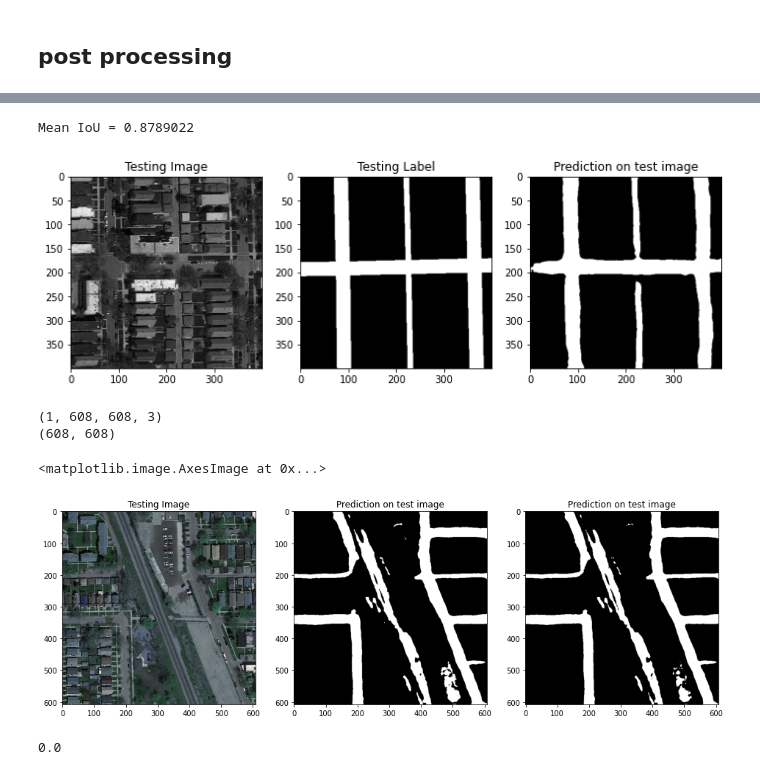
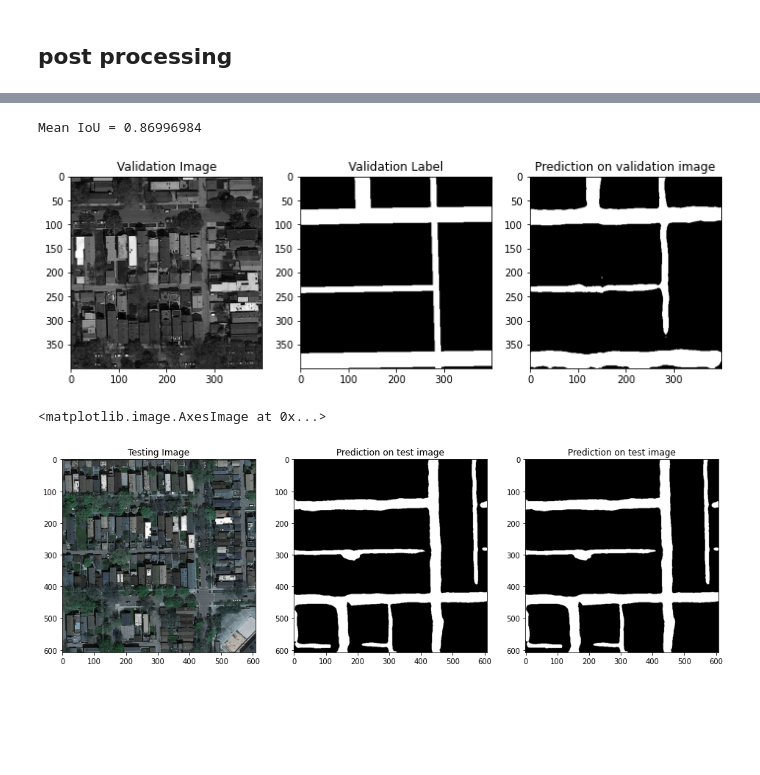
Before and after one commit to ghariani-ahmedamine/Road-Segmentation, a Jupyter notebook: Unet.ipynb, the cells around one changed output, grey strips where cells are left out. Drawn from its saved outputs; the diff is of its cells as text; code cells hidden in the pictures; blank space fills up the shorter version.

Commit message:
changed titles

```diff
--- a/Unet.ipynb
+++ b/Unet.ipynb
@@ -268,4 +268,4 @@ Epoch 44/200
 # %%
 #Load previously saved model
 from keras.models import load_model
-model = load_model('best_sm_unet_dice_16base_best', compile=False)
+model = load_model('model/best_sm_unet_dice_16base_best.h5', compile=False)
@@ -284,30 +281,30 @@ IOU_keras = MeanIoU(num_classes=n_classes)
 IOU_keras.update_state(y_pred_thresholded, y_test)
 print("Mean IoU =", IOU_keras.result().numpy())
 # %% [output]
-Mean IoU = 0.8789022
+Mean IoU = 0.86996984
 # %%
 test_img_number = random.randint(0, len(X_test)-1)
 test_img = X_test[test_img_number]
 ground_truth=y_test[test_img_number]
 test_img_input=np.expand_dims(test_img, 0)
 prediction = (model.predict(test_img_input)[0,:,:,0]  > 0.5).astype(np.uint8)
 
 prediction_t = (model.predict(test_img_input)[0,:,:,0] > 0.5 ).astype(np.uint8)
 prediction_t = prediction_t > 0.5
 
 plt.figure(figsize=(16, 8))
 plt.subplot(141)
-plt.title('Testing Image')
+plt.title('Validation Image')
 plt.imshow(test_img[:,:,0], cmap='gray')
 plt.subplot(142)
-plt.title('Testing Label')
+plt.title('Validation Label')
 plt.imshow(ground_truth[:,:,0], cmap='gray')
 plt.subplot(143)
 plt.title('Prediction on validation image')
 plt.imshow(prediction, cmap='gray')
 plt.show()
 # %% [output]
-[figure, old version]
+[figure, new version]
 # %%
 # store test RGB images
 test_names = glob.glob('data/test_set_images/*' + '/*.png')
@@ -333,11 +330,5 @@ plt.subplot(133)
 plt.title('Prediction on test image')
 plt.imshow(prediction_t, cmap='gray')
 # %% [output]
-(1, 608, 608, 3)
-(608, 608)
+<matplotlib.image.AxesImage at 0x...>
-<matplotlib.image.AxesImage at 0x...>
-[figure, old version]
+[figure, new version]
-# %%
-prediction[prediction == 0].sum()/prediction.sum()
-# %% [output]
-0.0
```
Also changed, not shown: parts of 2 cells of this notebook.
